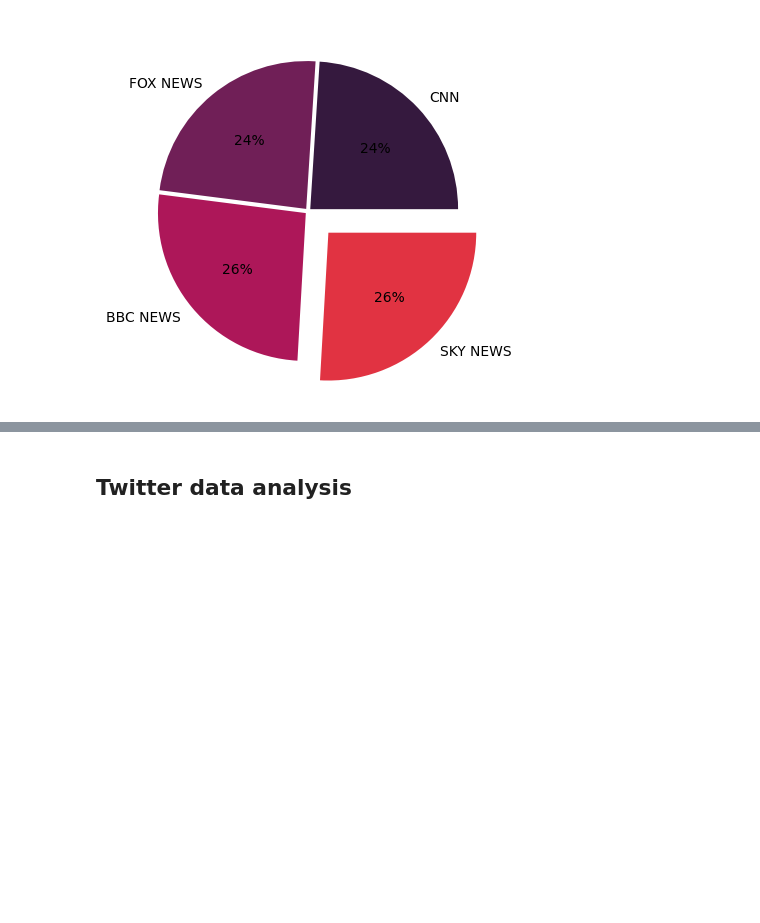
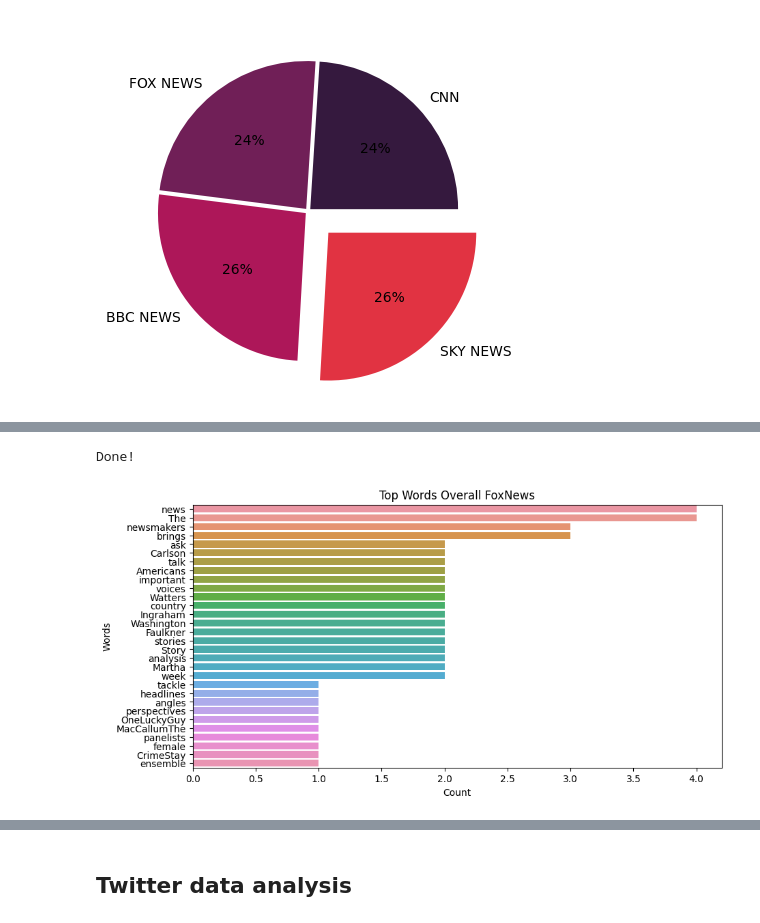
Before and after one commit to siddh34/Sentiment-Analysis, a Jupyter notebook: analysis.ipynb, the cells around one changed output, grey strips where cells are left out. Saved outputs shown, nothing was run; the diff lists cells and outputs as text; code cells hidden in the pictures; blank space fills up the shorter version.

```diff
--- a/analysis.ipynb
+++ b/analysis.ipynb
@@ -520,0 +446,28 @@ plt.show()
+# %%
+dfFoxNewsWeb = pd.read_csv('FoxNewsWeb.csv')
+
+dfCNNWeb = pd.read_csv('CNNWeb.csv')
+
+dfSkyNewsWeb = pd.read_csv('skyNewsWeb.csv')
+
+dfBBCWEB = pd.read_csv('BBCWEB.csv')
+
+print("Done!")
+# %% [output]
+Done!
+# %%
+dfFoxNewsWebWordCount,dfFoxNewsWebPersonCount  = returnData(dfFoxNewsWeb)
+# %%
+import matplotlib.pyplot as plt
+import numpy as np
+import seaborn as sns
+
+dfFoxNewsWebWordCount = dfFoxNewsWebWordCount[:30]
+plt.figure(figsize=(10,5))
+sns.barplot(x=dfFoxNewsWebWordCount.values,y=dfFoxNewsWebWordCount.index)
+plt.title('Top Words Overall FoxNews')
+plt.ylabel('Words')
+plt.xlabel("Count")
+plt.show()
+# %% [output]
+[figure, added]
```
Also changed, not shown: parts of 27 cells of this notebook, 2 other files.
